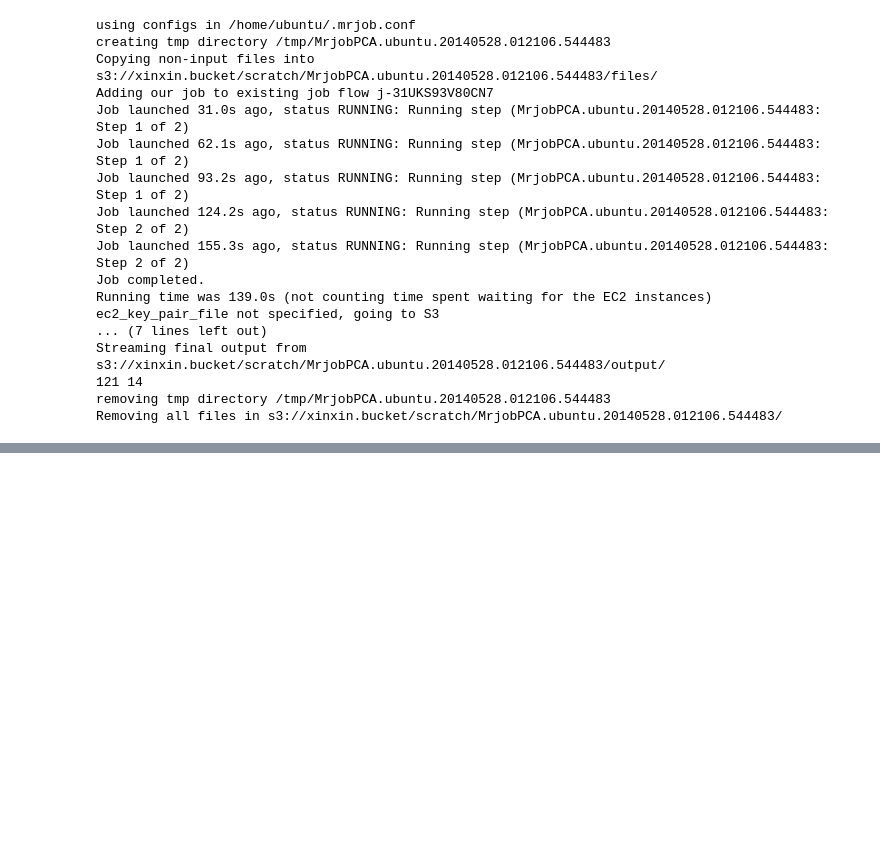
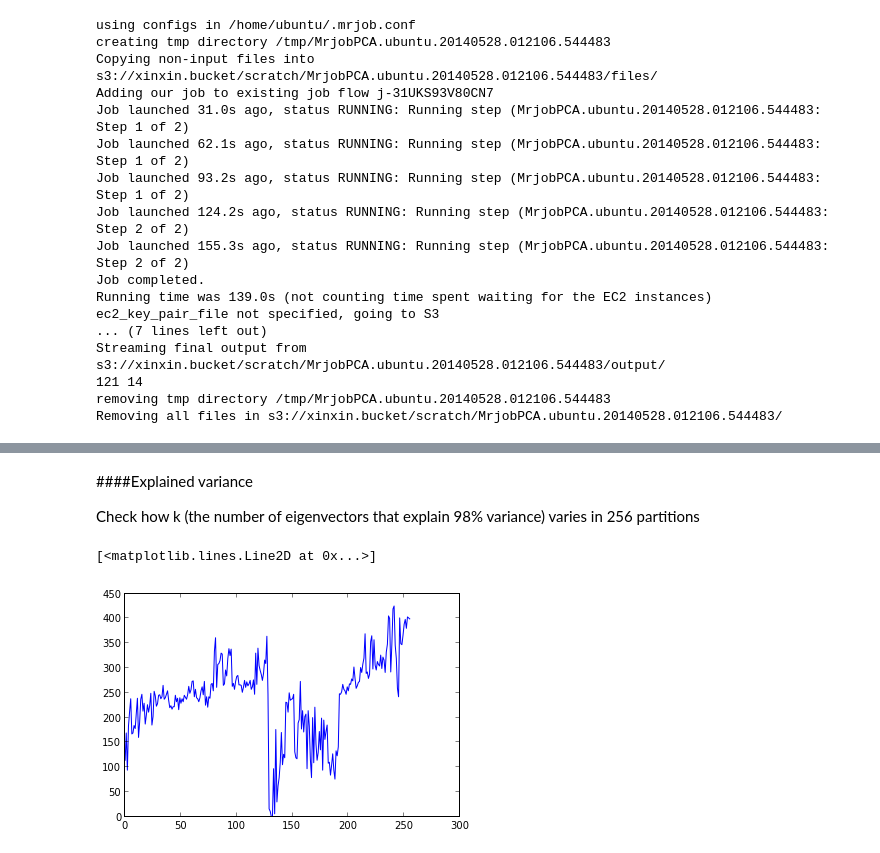
Before and after one commit to stream101/UCSD_BigData, a Jupyter notebook: notebooks/weather.mapreduce/HW2-MRjobPCA.ipynb, the cells around one changed output, grey strips where cells are left out. Saved outputs shown, nothing was run; the diff lists cells and outputs as text; code cells hidden in the pictures; blank space fills up the shorter version.

```diff
--- a/notebooks/weather.mapreduce/HW2-MRjobPCA.ipynb
+++ b/notebooks/weather.mapreduce/HW2-MRjobPCA.ipynb
@@ -246,0 +249,17 @@ Job launched 1710.4s ago, status RUNNING: Running step (MrjobPCA.ubuntu.20140528
+# %% [markdown]
+####Explained variance
+
+Check how k (the number of eigenvectors that explain 98% variance) varies in 256 partitions
+# %%
+f=open('pca_results', 'rb')
+list = np.zeros(256)
+for line in f:
+    data = line.split('\t')
+    index = int(data[0])
+    k = int(data[1])
+    list[index] = k
+f.close()
+plot(list)
+# %% [output]
+[<matplotlib.lines.Line2D at 0x...>]
+[figure, added]
```
Also changed, not shown: parts of 2 cells of this notebook.
